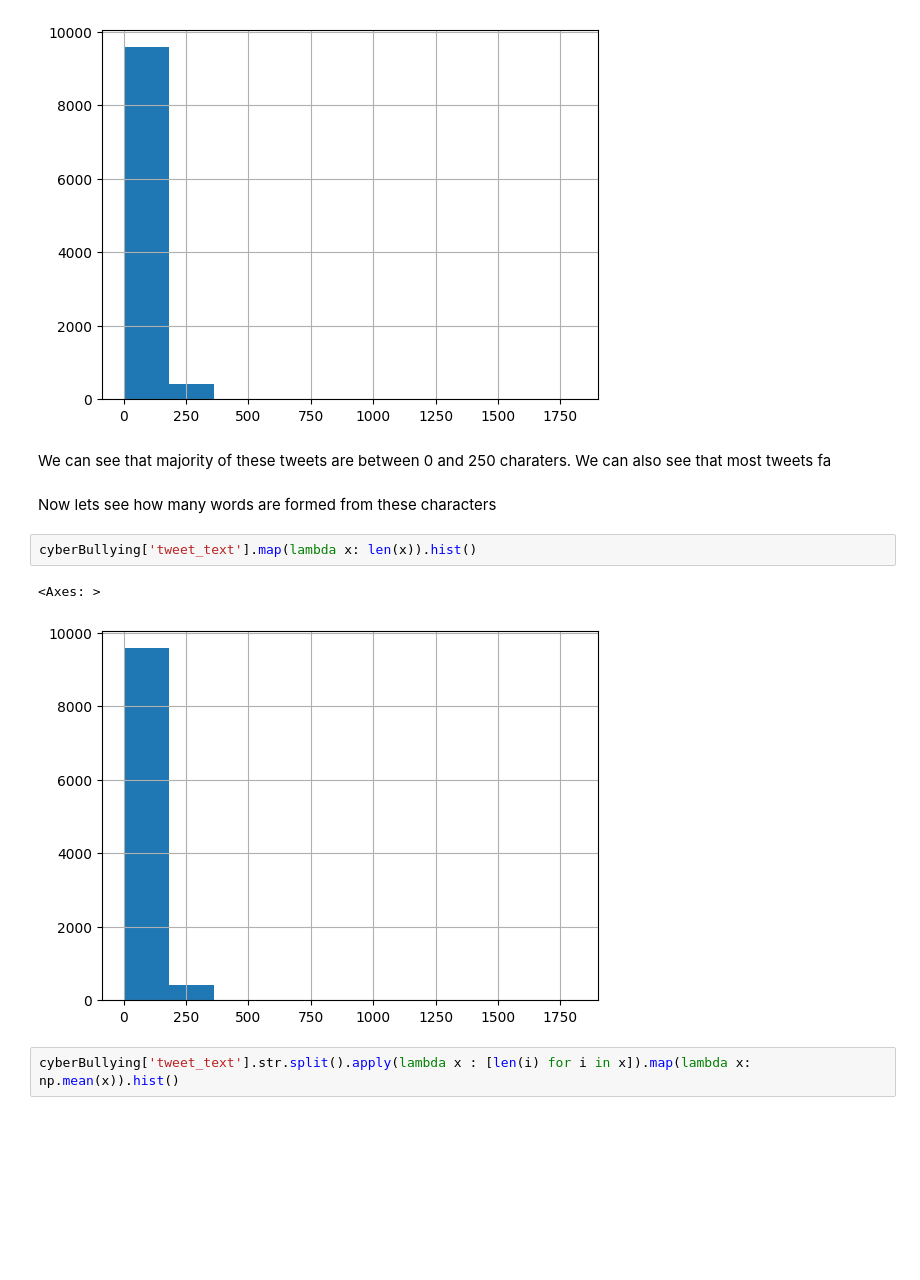
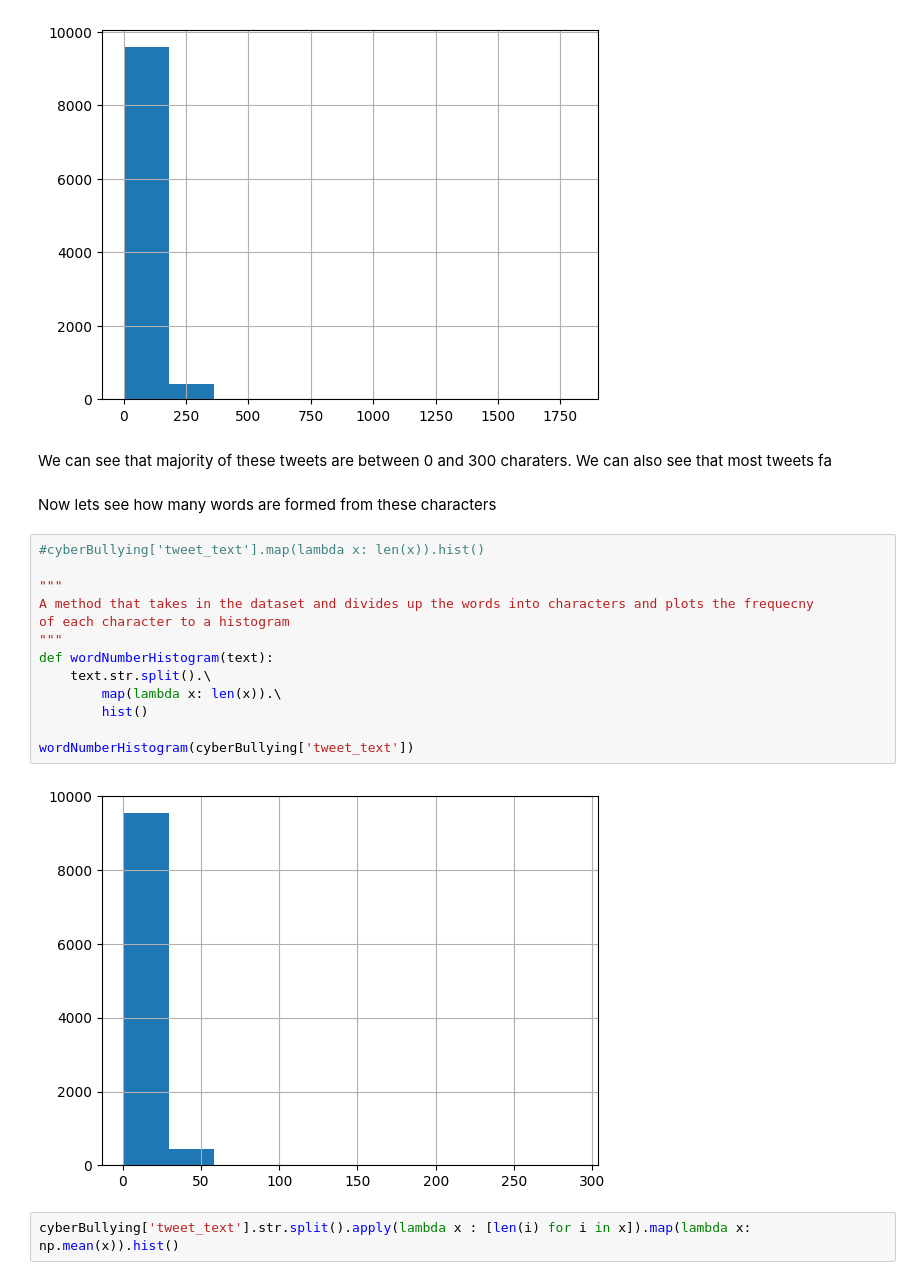
Before and after one commit to Matthew-Bustamante/CS39AA-Project-Cyberbullying, a Jupyter notebook: project_part1.ipynb, the cells around one changed output. Drawn from its saved outputs; the diff is of its cells as text; blank space fills up the shorter version.

Commit message:
Fixed one of the graphs to make it more accurate and began to analyze the stopword graph

```diff
--- a/project_part1.ipynb
+++ b/project_part1.ipynb
@@ -88,14 +88,24 @@ cyberBullying['tweet_text'].str.len().hist()
 <Axes: >
 [figure]
 # %% [markdown]
-We can see that majority of these tweets are between 0 and 250 charaters.  We can also see that most tweets fa
+We can see that majority of these tweets are between 0 and 300 charaters.  We can also see that most tweets fa
 # %% [markdown]
 Now lets see how many words are formed from these characters
-# %%
-cyberBullying['tweet_text'].map(lambda x: len(x)).hist()
-# %% [output]
-<Axes: >
-[figure, removed]
+# %%
+#cyberBullying['tweet_text'].map(lambda x: len(x)).hist()
+
+"""
+A method that takes in the dataset and divides up the words into characters and plots the frequecny
+of each character to a histogram
+"""
+def wordNumberHistogram(text):
+    text.str.split().\
+        map(lambda x: len(x)).\
+        hist()
+
+wordNumberHistogram(cyberBullying['tweet_text'])
+# %% [output]
+[figure, added]
 # %%
 cyberBullying['tweet_text'].str.split().apply(lambda x : [len(i) for i in x]).map(lambda x: np.mean(x)).hist()
 # %% [output]
```
Also changed, not shown: parts of 4 cells of this notebook.
